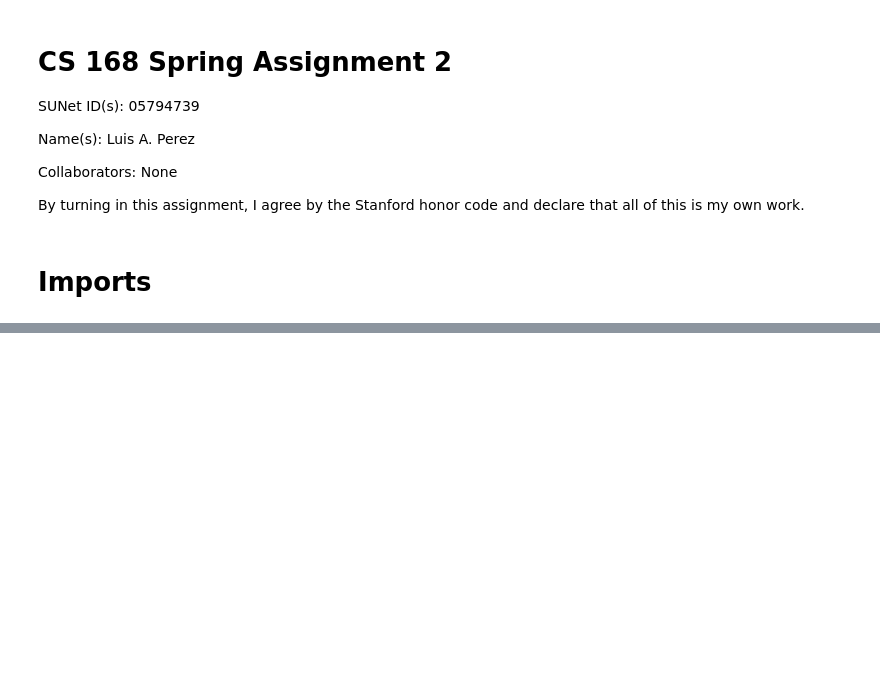
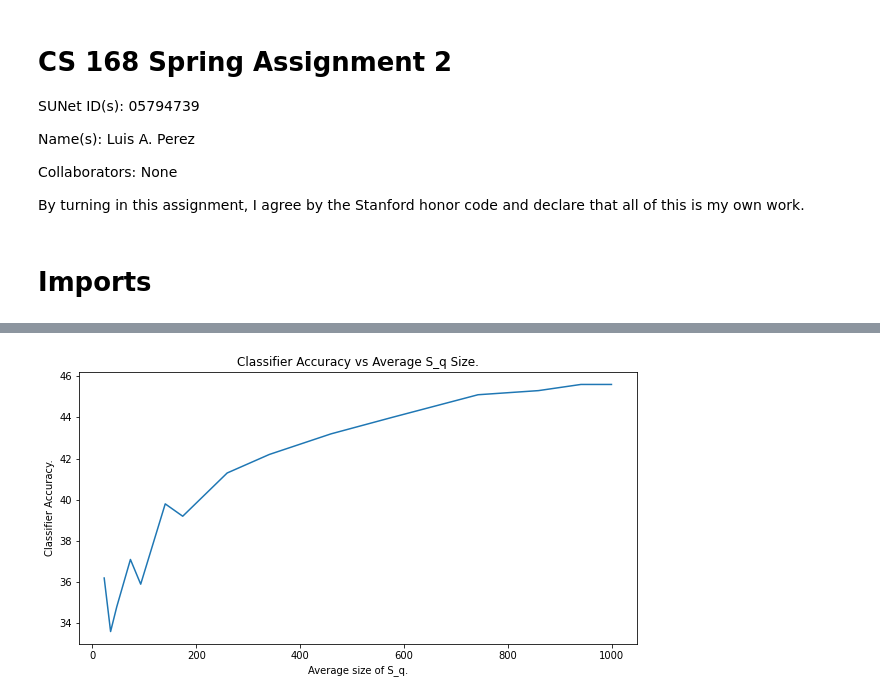
Before and after one commit to kandluis/cs168, a Jupyter notebook: hw2/HW2.ipynb, the cells around one changed output, grey strips where cells are left out. Cells and saved outputs as stored; diff of their text form; code cells hidden in the pictures; blank space fills up the shorter version.

```diff
--- a/hw2/HW2.ipynb
+++ b/hw2/HW2.ipynb
@@ -185,0 +260,5 @@ max(len(article.keys()) for article in x[0].values())
+# %%
+def classification_count(groupA, neighbor_group, groupBId):
+    """Counts the number of articles in groupA whose nearest neighbor is in groupB."""
+    return len([1 for articleId in groupA
+                if neighbor_group[articleId] == groupBId])
@@ -185,0 +279,11 @@ max(len(article.keys()) for article in x[0].values())
+# %%
+def plotHeatMaps2(db, groups_to_articles, group_names, article_to_group, figName, nearest_neigbor_fn):
+    data = get_classification_matrix(db, groups_to_articles, article_to_group, cosine_dist, nearest_neigbor_fn)
+    names = [group_names[i] for i in sorted(group_names.keys())]
+    makeHeatMap(data, names, color='Blues',
+                    outputFileName="figures/{name}.png".format(name=figName))
+    # Diagonal counts are articles belonging to group X whose nearest neighbor
+    # also belong to the same group.
+    accuracy = 100*data.diagonal().sum() / data.sum()
+    print("Classification accuracy: {:.2f}% for {}".format(accuracy, figName))
+    return accuracy
@@ -185,0 +438,22 @@ max(len(article.keys()) for article in x[0].values())
+# %%
+def problem3d():
+    l = 128
+    data = read_data()
+    n, k = data[0].shape
+    sizes = []
+    accuracies = []
+    for d in range(5, 21):
+        global avg_size = None
+        def nn(db, sim_fn):
+            hasher = RandomHyperplaneClassifier(d=d, l=128, k=k)
+            hasher.add(db)
+            nns, avg_size = hasher.neighbors(db)
+            return nns
+
+        accuracy = plotHeatMaps2(*data, figName='local_sensitivity_hashing_l=%s_d=%s' % (l, d),
+                                 nearest_neigbor_fn=nn)
+        sizes.append(avg_size)
+        accuracies.append(accuracy)
+    return sizes, accuracies
+# %%
+sizes, accuracies = problem3d()
@@ -185,0 +478,8 @@ max(len(article.keys()) for article in x[0].values())
+# %%
+plt.title("Classifier Accuracy vs Average S_q Size.")
+plt.ylabel('Classifier Accuracy.')
+plt.xlabel('Average size of S_q.')
+plt.plot(sizes, accuracies)
+plt.savefig("figures/Classifier_vs_s_q_size.png", format='png')
+# %% [output]
+[figure, added]
```
Also changed, not shown: parts of 27 cells of this notebook, 26 other files.
